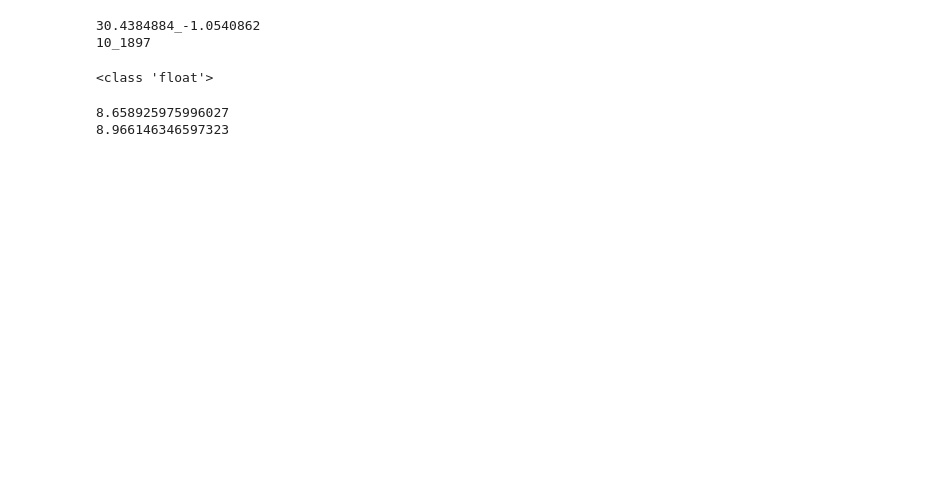
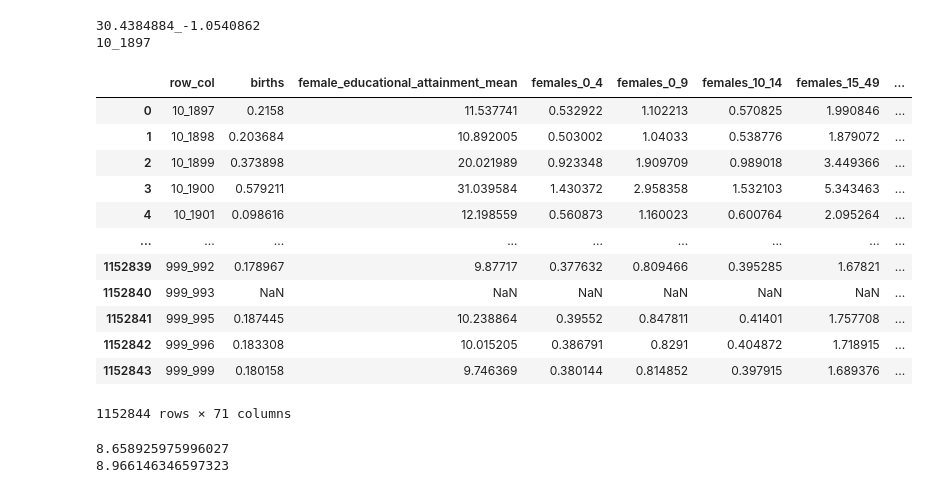
Before and after one commit to bridgestoprosperity/fika-map, a Jupyter notebook: data-prep/hex-data.ipynb, the cells around one changed output. Saved outputs shown, nothing was run; the diff lists cells and outputs as text; code cells hidden in the pictures; blank space fills up the shorter version.

```diff
--- a/data-prep/hex-data.ipynb
+++ b/data-prep/hex-data.ipynb
@@ -116,5 +132,21 @@ travel_time_merged['underweight'] = travel_time_merged['underweight'] * travel_t
 # travel_time_merged['male_educational_attainment_mean'] equals the sum the value of male_educational_attainment_mean times the sum of 'males_15_49'+'males_50_64'+'males_65_plus'
 travel_time_merged['male_educational_attainment_mean'] = travel_time_merged['male_educational_attainment_mean'] * (travel_time_merged['males_15_49']+travel_time_merged['males_50_64']+travel_time_merged['males_65_plus'])
 travel_time_merged['female_educational_attainment_mean'] = travel_time_merged['female_educational_attainment_mean'] * (travel_time_merged['females_15_49']+travel_time_merged['females_50_64']+travel_time_merged['females_65_plus'])
+# %%
+travel_time_merged
+# %% [output]
+|  | row_col | births | female_educational_attainment_mean | females_0_4 | females_0_9 | females_10_14 | females_15_49 | ... |
+| 0 | 10_1897 | 0.2158 | 11.537741 | 0.532922 | 1.102213 | 0.570825 | 1.990846 | ... |
+| 1 | 10_1898 | 0.203684 | 10.892005 | 0.503002 | 1.04033 | 0.538776 | 1.879072 | ... |
+| 2 | 10_1899 | 0.373898 | 20.021989 | 0.923348 | 1.909709 | 0.989018 | 3.449366 | ... |
+| 3 | 10_1900 | 0.579211 | 31.039584 | 1.430372 | 2.958358 | 1.532103 | 5.343463 | ... |
+| 4 | 10_1901 | 0.098616 | 12.198559 | 0.560873 | 1.160023 | 0.600764 | 2.095264 | ... |
+| ... | ... | ... | ... | ... | ... | ... | ... | ... |
+| 1152839 | 999_992 | 0.178967 | 9.87717 | 0.377632 | 0.809466 | 0.395285 | 1.67821 | ... |
+| 1152840 | 999_993 | NaN | NaN | NaN | NaN | NaN | NaN | ... |
+| 1152841 | 999_995 | 0.187445 | 10.238864 | 0.39552 | 0.847811 | 0.41401 | 1.757708 | ... |
+| 1152842 | 999_996 | 0.183308 | 10.015205 | 0.386791 | 0.8291 | 0.404872 | 1.718915 | ... |
+| 1152843 | 999_999 | 0.180158 | 9.746369 | 0.380144 | 0.814852 | 0.397915 | 1.689376 | ... |
+1152844 rows × 71 columns
 # %%
 def aggregate_lists(x):
@@ -292,8 +304,3 @@ hex8 = normalize_by_population()
-# %%
-# print type of rwi column of hex8
-print(type(hex8['population'][0]))
-# %% [output]
-<class 'float'>
 # %%
 # Normalizing the weighted population columns
 hex8['rwi'] = hex8.apply(lambda row: row['rwi'] / row['population'] if row['population'] != 0 else np.nan, axis=1)
```
Also changed, not shown: parts of 14 cells of this notebook, 10 other files.
